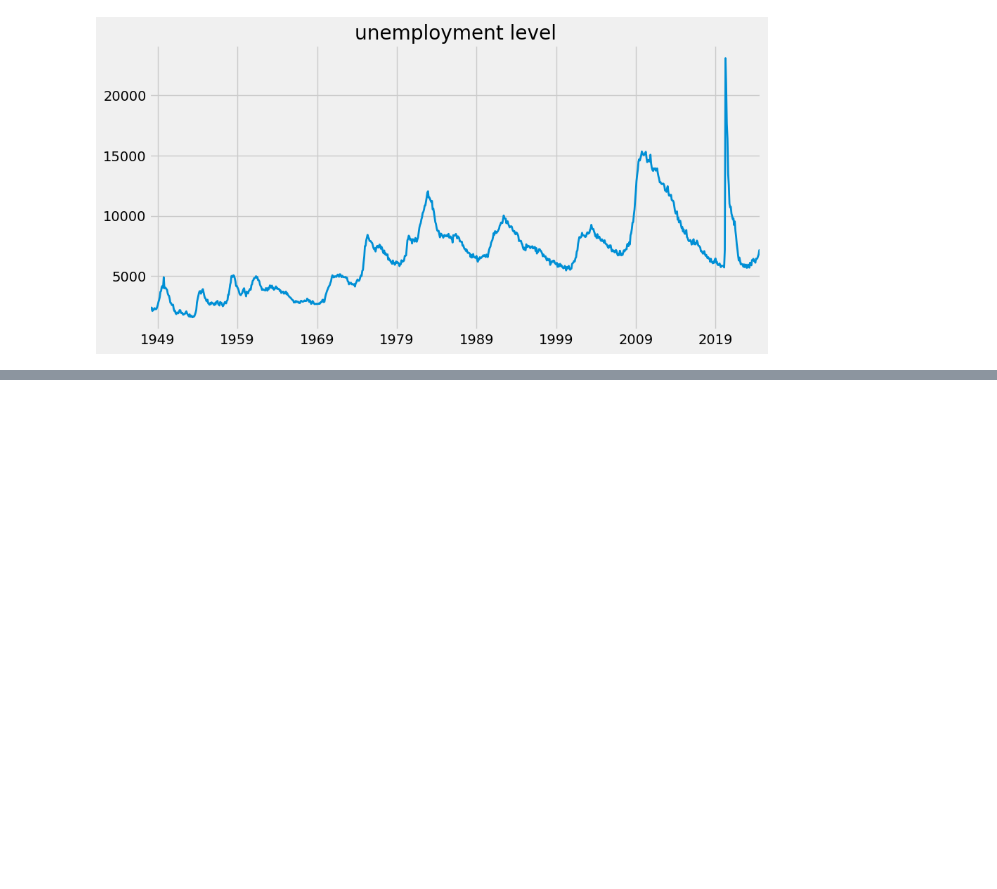
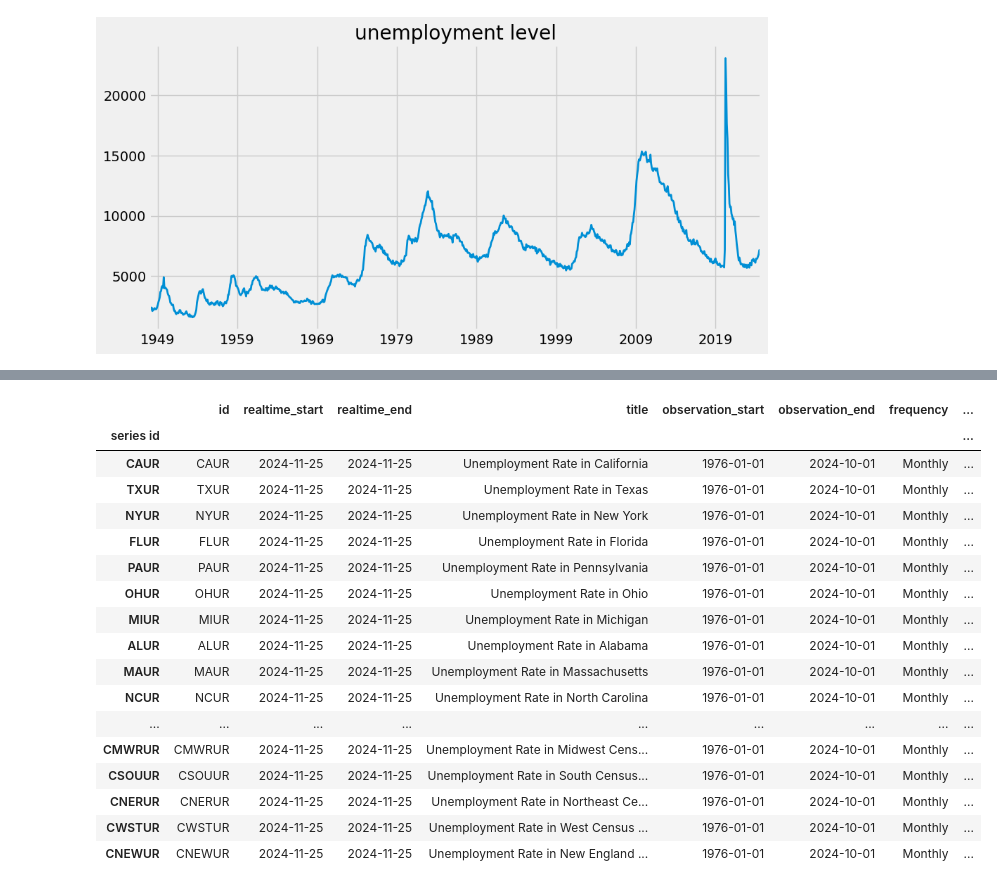
Before and after one commit to IvereenAnjira/Economic-Data-project, a Jupyter notebook: economic data project.ipynb, the cells around one changed output, grey strips where cells are left out. Cells and saved outputs as stored; diff of their text form; code cells hidden in the pictures; blank space fills up the shorter version.

```diff
--- a/economic data project.ipynb
+++ b/economic data project.ipynb
@@ -109,0 +122,4 @@ unemployment_rate_state.query('seasonal_adjustment=="Seasonally Adjusted "and un
+# %%
+unemployment_rate_state_seasonaly= unemployment_rate_state.query('seasonal_adjustment=="Seasonally Adjusted" and units == "Percent"')
+
+unemployment_rate_state_seasonaly
@@ -109,0 +157,22 @@ unemployment_rate_state.query('seasonal_adjustment=="Seasonally Adjusted "and un
+# %%
+unemployment_rate_state_seasonaly= unemployment_rate_state_seasonaly.loc[unemployment_rate_state_seasonaly['title'].str.contains('Unemployment Rate in')]
+unemployment_rate_state_seasonaly
+# %% [output]
+|  | id | realtime_start | realtime_end | title | observation_start | observation_end | frequency | ... |
+| series id |  |  |  |  |  |  |  | ... |
+| CAUR | CAUR | 2024-11-25 | 2024-11-25 | Unemployment Rate in California | 1976-01-01 | 2024-10-01 | Monthly | ... |
+| TXUR | TXUR | 2024-11-25 | 2024-11-25 | Unemployment Rate in Texas | 1976-01-01 | 2024-10-01 | Monthly | ... |
+| NYUR | NYUR | 2024-11-25 | 2024-11-25 | Unemployment Rate in New York | 1976-01-01 | 2024-10-01 | Monthly | ... |
+| FLUR | FLUR | 2024-11-25 | 2024-11-25 | Unemployment Rate in Florida | 1976-01-01 | 2024-10-01 | Monthly | ... |
+| PAUR | PAUR | 2024-11-25 | 2024-11-25 | Unemployment Rate in Pennsylvania | 1976-01-01 | 2024-10-01 | Monthly | ... |
+| OHUR | OHUR | 2024-11-25 | 2024-11-25 | Unemployment Rate in Ohio | 1976-01-01 | 2024-10-01 | Monthly | ... |
+| MIUR | MIUR | 2024-11-25 | 2024-11-25 | Unemployment Rate in Michigan | 1976-01-01 | 2024-10-01 | Monthly | ... |
+| ALUR | ALUR | 2024-11-25 | 2024-11-25 | Unemployment Rate in Alabama | 1976-01-01 | 2024-10-01 | Monthly | ... |
+| MAUR | MAUR | 2024-11-25 | 2024-11-25 | Unemployment Rate in Massachusetts | 1976-01-01 | 2024-10-01 | Monthly | ... |
+| NCUR | NCUR | 2024-11-25 | 2024-11-25 | Unemployment Rate in North Carolina | 1976-01-01 | 2024-10-01 | Monthly | ... |
+| ... | ... | ... | ... | ... | ... | ... | ... | ... |
+| CMWRUR | CMWRUR | 2024-11-25 | 2024-11-25 | Unemployment Rate in Midwest Cens... | 1976-01-01 | 2024-10-01 | Monthly | ... |
+| CSOUUR | CSOUUR | 2024-11-25 | 2024-11-25 | Unemployment Rate in South Census... | 1976-01-01 | 2024-10-01 | Monthly | ... |
+| CNERUR | CNERUR | 2024-11-25 | 2024-11-25 | Unemployment Rate in Northeast Ce... | 1976-01-01 | 2024-10-01 | Monthly | ... |
+| CWSTUR | CWSTUR | 2024-11-25 | 2024-11-25 | Unemployment Rate in West Census ... | 1976-01-01 | 2024-10-01 | Monthly | ... |
+| CNEWUR | CNEWUR | 2024-11-25 | 2024-11-25 | Unemployment Rate in New England ... | 1976-01-01 | 2024-10-01 | Monthly | ... |
```
Also changed, not shown: parts of 8 cells of this notebook.
